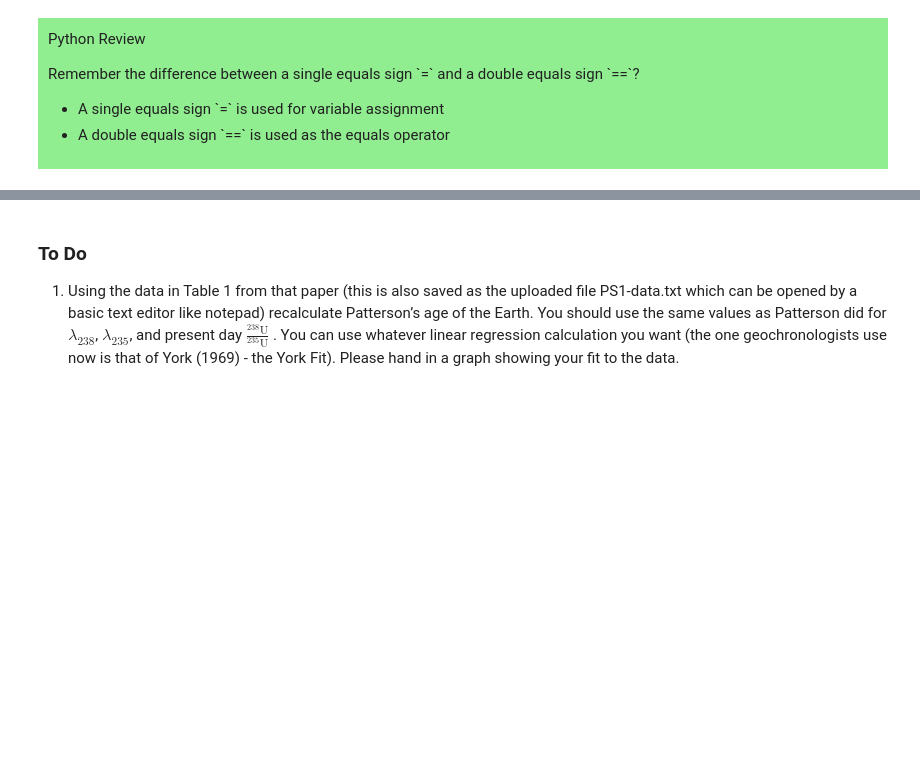
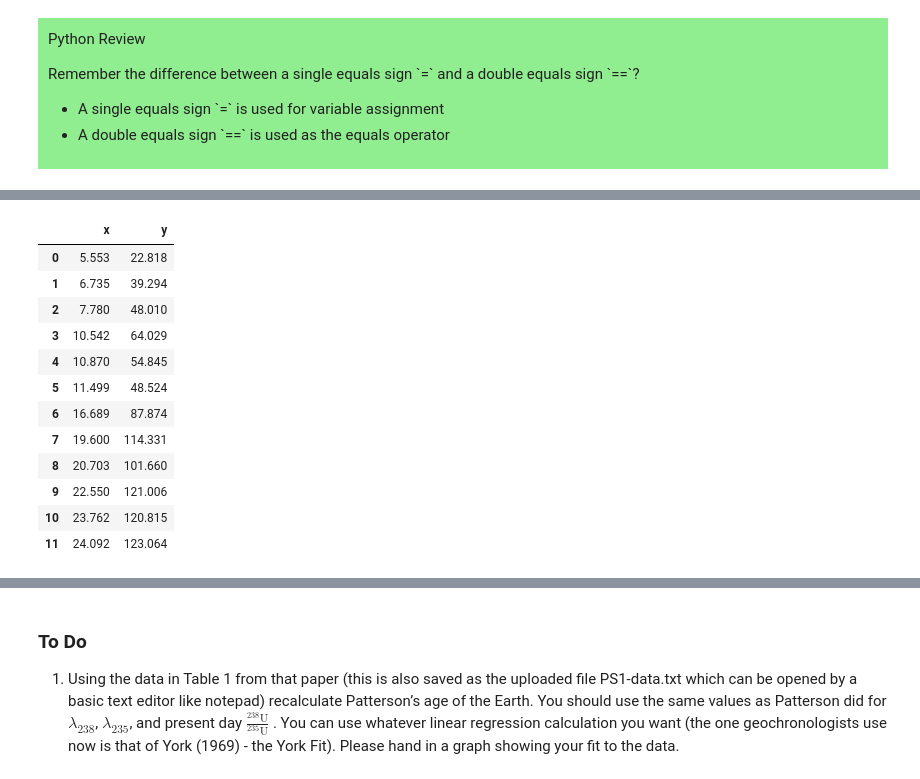
Before and after one commit to globalseismology/avni-courses.solid-earth-fundamentals, a Jupyter notebook: PS_1_Age_of_Earth_and_Plate_Tectonics/Age_of_the_Earth_and_Plate_Tectonics-Key.ipynb, the cells around one changed output, grey strips where cells are left out. Saved outputs shown, nothing was run; the diff lists cells and outputs as text; code cells hidden in the pictures; blank space fills up the shorter version.

```diff
--- a/PS_1_Age_of_Earth_and_Plate_Tectonics/Age_of_the_Earth_and_Plate_Tectonics-Key.ipynb
+++ b/PS_1_Age_of_Earth_and_Plate_Tectonics/Age_of_the_Earth_and_Plate_Tectonics-Key.ipynb
@@ -51,0 +63,21 @@ import matplotlib.pyplot as plt
+# %%
+# pandas read_table allows you to read a table of any structure
+# useful when you are not sure how to read
+table = pd.read_table("example-data.txt")
+
+# displays the table we have just read
+table
+# %% [output]
+|  | x | y |
+| 0 | 5.553 | 22.818 |
+| 1 | 6.735 | 39.294 |
+| 2 | 7.780 | 48.010 |
+| 3 | 10.542 | 64.029 |
+| 4 | 10.870 | 54.845 |
+| 5 | 11.499 | 48.524 |
+| 6 | 16.689 | 87.874 |
+| 7 | 19.600 | 114.331 |
+| 8 | 20.703 | 101.660 |
+| 9 | 22.550 | 121.006 |
+| 10 | 23.762 | 120.815 |
+| 11 | 24.092 | 123.064 |
```
Also changed, not shown: parts of 6 cells of this notebook, 1 other file.
